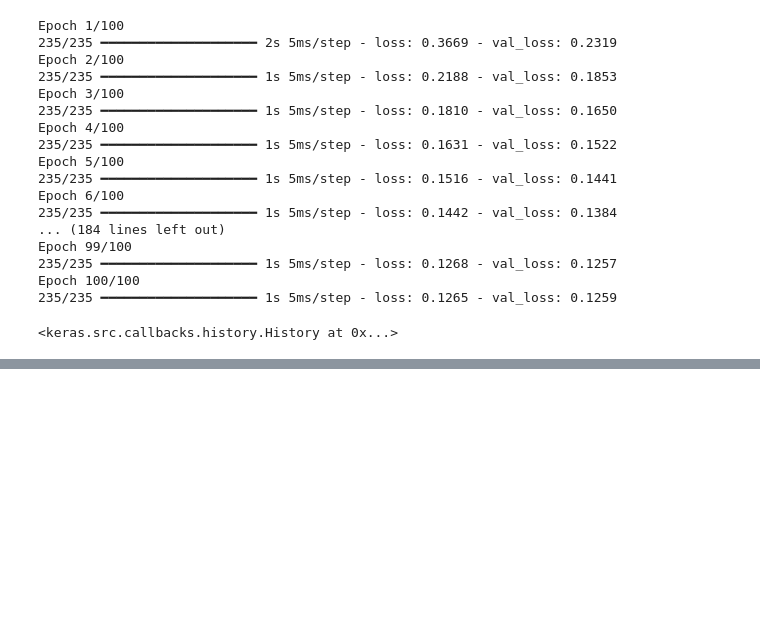
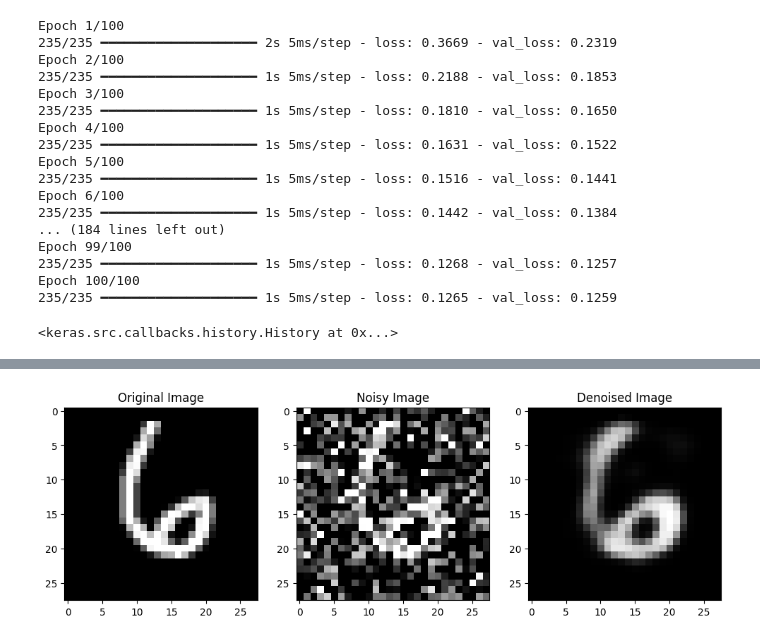
Before and after one commit to CaioFML/IA_studies, a Jupyter notebook: formacao_completa_inteligencia_artificial_e_machine_learning/section_5/autoencoder.ipynb, the cells around one changed output, grey strips where cells are left out. Drawn from its saved outputs; the diff is of its cells as text; code cells hidden in the pictures; blank space fills up the shorter version.

Commit message:
91. Lab: Removendo o Ruído da Imagem

```diff
--- a/formacao_completa_inteligencia_artificial_e_machine_learning/section_5/autoencoder.ipynb
+++ b/formacao_completa_inteligencia_artificial_e_machine_learning/section_5/autoencoder.ipynb
@@ -62,3 +62,8 @@ Epoch 99/100
 Epoch 100/100
 235/235 ━━━━━━━━━━━━━━━━━━━━ 1s 5ms/step - loss: 0.1265 - val_loss: 0.1259
 <keras.src.callbacks.history.History at 0x...>
+# %%
+idx = np.random.randint(X_test.shape[0])
+original_image = X_test[idx]
+noisy_image = x_test_noisy[idx]
+denoised_image = auto_encoder.predict(np.expand_dims(noisy_image, axis=0))
@@ -64,0 +72,14 @@ Epoch 100/100
+# %%
+plt.figure(figsize=(12, 6))
+plt.subplot(1, 3, 1)
+plt.imshow(original_image.reshape(28, 28), cmap='gray')
+plt.title('Original Image')
+plt.subplot(1, 3, 2)
+plt.imshow(noisy_image.reshape(28, 28), cmap='gray')
+plt.title('Noisy Image')
+plt.subplot(1, 3, 3)
+plt.imshow(denoised_image.reshape(28, 28), cmap='gray')
+plt.title('Denoised Image')
+plt.show()
+# %% [output]
+[figure, added]
```
Also changed, not shown: parts of 1 cell of this notebook.
